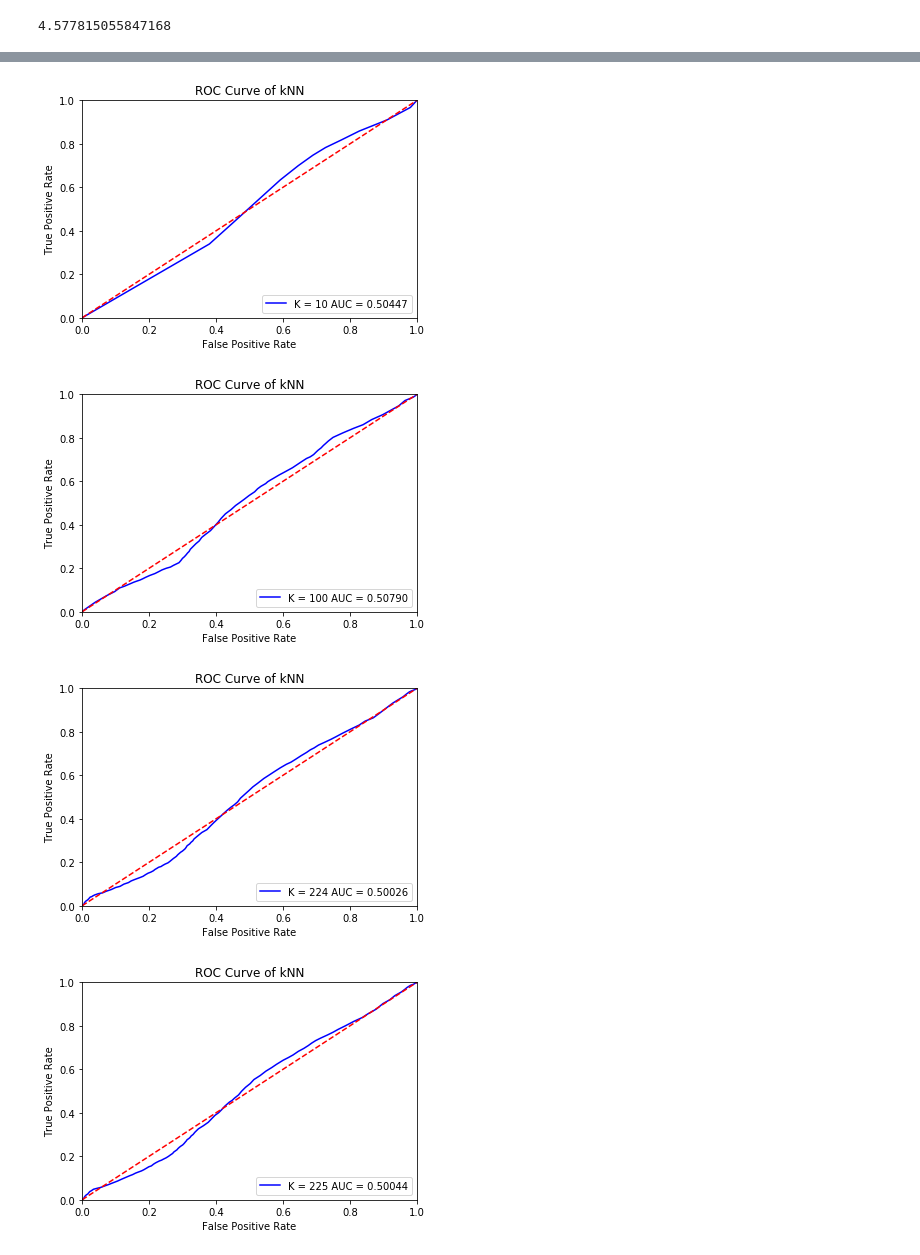
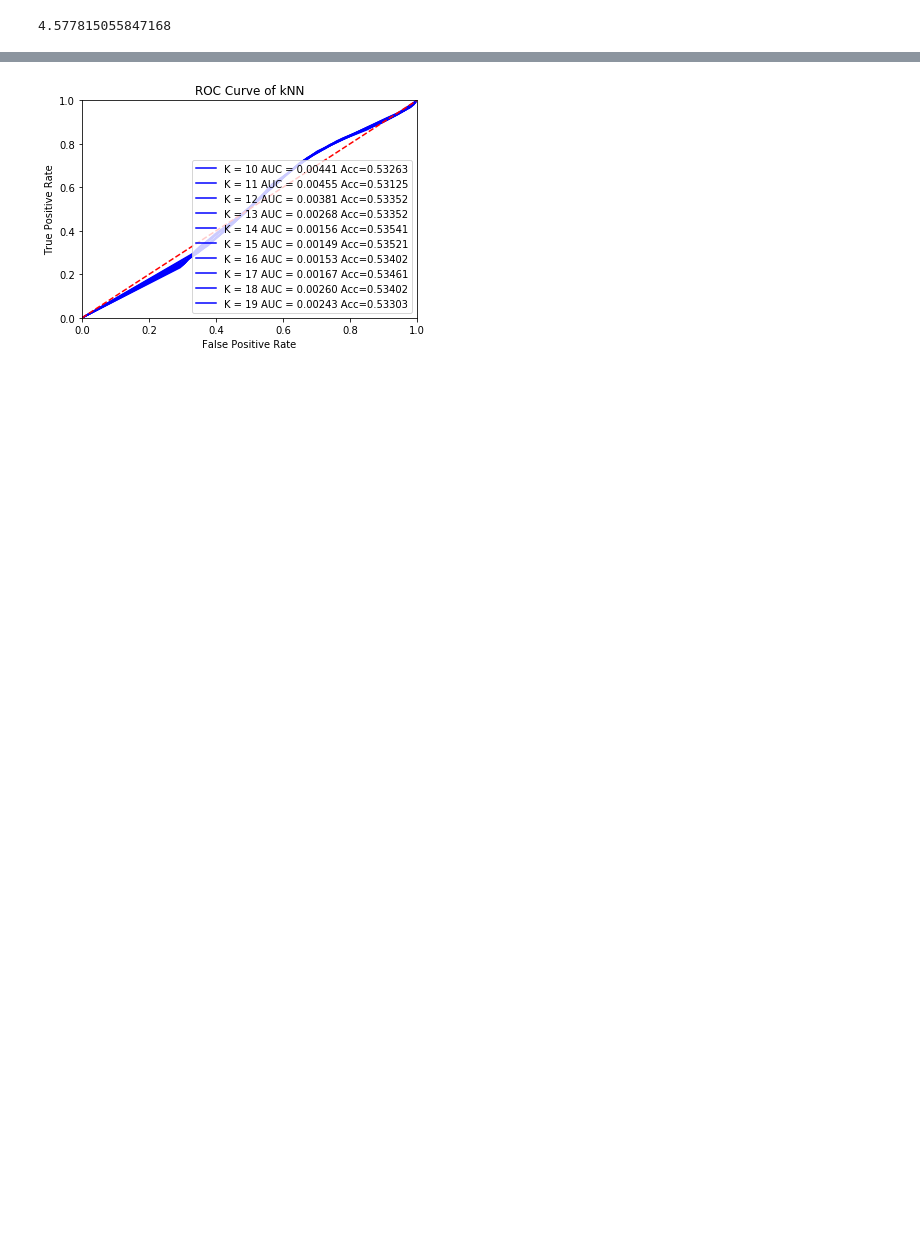
Before and after one commit to abhigyanghosh30/7th-Semester, a Jupyter notebook: DA-1/DA_1_Project_1.ipynb, the cells around one changed output, grey strips where cells are left out. Saved outputs shown, nothing was run; the diff lists cells and outputs as text; code cells hidden in the pictures; blank space fills up the shorter version.

```diff
--- a/DA-1/DA_1_Project_1.ipynb
+++ b/DA-1/DA_1_Project_1.ipynb
@@ -131,13 +119,13 @@ scaler = StandardScaler()
 train_X_scaled = scaler.fit_transform(imputed_X_train)
 val_X_scaled = scaler.transform(imputed_X_valid)
 knn_scores = []
-for k in range(100,int(np.sqrt(data.shape[0]))+100,20):
+for k in range(140,160):
     print(k)
     # knn = KNeighborsClassifier(n_neighbors=3)
     knn = KNeighborsClassifier(n_neighbors=k)
     knn.fit(train_X_scaled, train_y)
     knn_pred = knn.predict(val_X_scaled)
     knn_scores.append(accuracy_score(val_y, knn_pred))
-
-plt.plot(range(100,int(np.sqrt(data.shape[0]))+100,20),knn_scores)
+print(range(140,160)[np.argmax(knn_scores)])
+plt.plot(range(140,160),knn_scores)
 # %% [output]
@@ -158,13 +151,11 @@ plt.plot(range(100,int(np.sqrt(data.shape[0]))+100,20),knn_scores)
 # %%
-
 tree_scores = []
-for d in [26,27,28]:
-    print(d)
-    # tree = DecisionTreeClassifier(max_depth=5, random_state=17)
-    tree = DecisionTreeClassifier(max_depth=d, random_state=17)
+for d in [7,8,9,10,11]:
+    tree = DecisionTreeClassifier(max_depth=d, random_state=1)
     tree.fit(imputed_X_train, train_y)
     tree_pred = tree.predict(imputed_X_valid)
-    tree_scores.append(accuracy_score(val_y, tree_pred))
-
-plt.plot(np.arange(26,29),tree_scores)
+    tree_scores.append(accuracy_score(tree_pred, val_y))
+print(tree_scores)
+plt.plot([7,8,9,10,11],tree_scores)
+plt.show()
 # %% [output]
@@ -199,30 +171,29 @@ plt.scatter(imputed_X_train[5],imputed_X_train[6])
 # %%
 from sklearn.metrics import roc_curve
 from sklearn.metrics import auc
 
 # ROC with K as parameter in KNN
 # knn = KNeighborsClassifier(n_neighbors = 10)
-for k in [10,100,224,225,300]:
+for k in range(10,20):
     knn = KNeighborsClassifier(n_neighbors=k)
     knn.fit(train_X_scaled, train_y)
 
     y_scores = knn.predict_proba(imputed_X_valid)
+    y_preds = knn.predict(imputed_X_valid)
+    accuracy = accuracy_score(val_y,y_preds)
 
     fpr, tpr, threshold = roc_curve(val_y, y_scores[:, 1])
     roc_auc = auc(fpr, tpr)
 
     plt.title('KNN Classifier on Indian Earthquakes')
-    plt.plot(fpr, tpr, 'b', label = 'K = %d AUC = %0.5f' % (k,roc_auc))
-    plt.legend(loc = 'lower right')
-    plt.plot([0, 1], [0, 1],'r--')
-    plt.xlim([0, 1])
-    plt.ylim([0, 1])
-    plt.ylabel('True Positive Rate')
-    plt.xlabel('False Positive Rate')
-    plt.title('ROC Curve of kNN')
-    plt.show()
+    plt.plot(fpr, tpr, 'b', label = 'K = %d AUC = %0.5f Acc=%0.5f' % (k,abs(roc_auc-0.5),accuracy))
+plt.legend(loc = 'lower right')
+plt.plot([0, 1], [0, 1],'r--')
+plt.xlim([0, 1])
+plt.ylim([0, 1])
+plt.ylabel('True Positive Rate')
+plt.xlabel('False Positive Rate')
+plt.title('ROC Curve of kNN')
+plt.show()
 # %% [output]
-[figure, old version]
+[figure, new version]
-[figure, removed]
-[figure, removed]
-[figure, removed]
```
Also changed, not shown: parts of 15 cells of this notebook, 26 other files.
